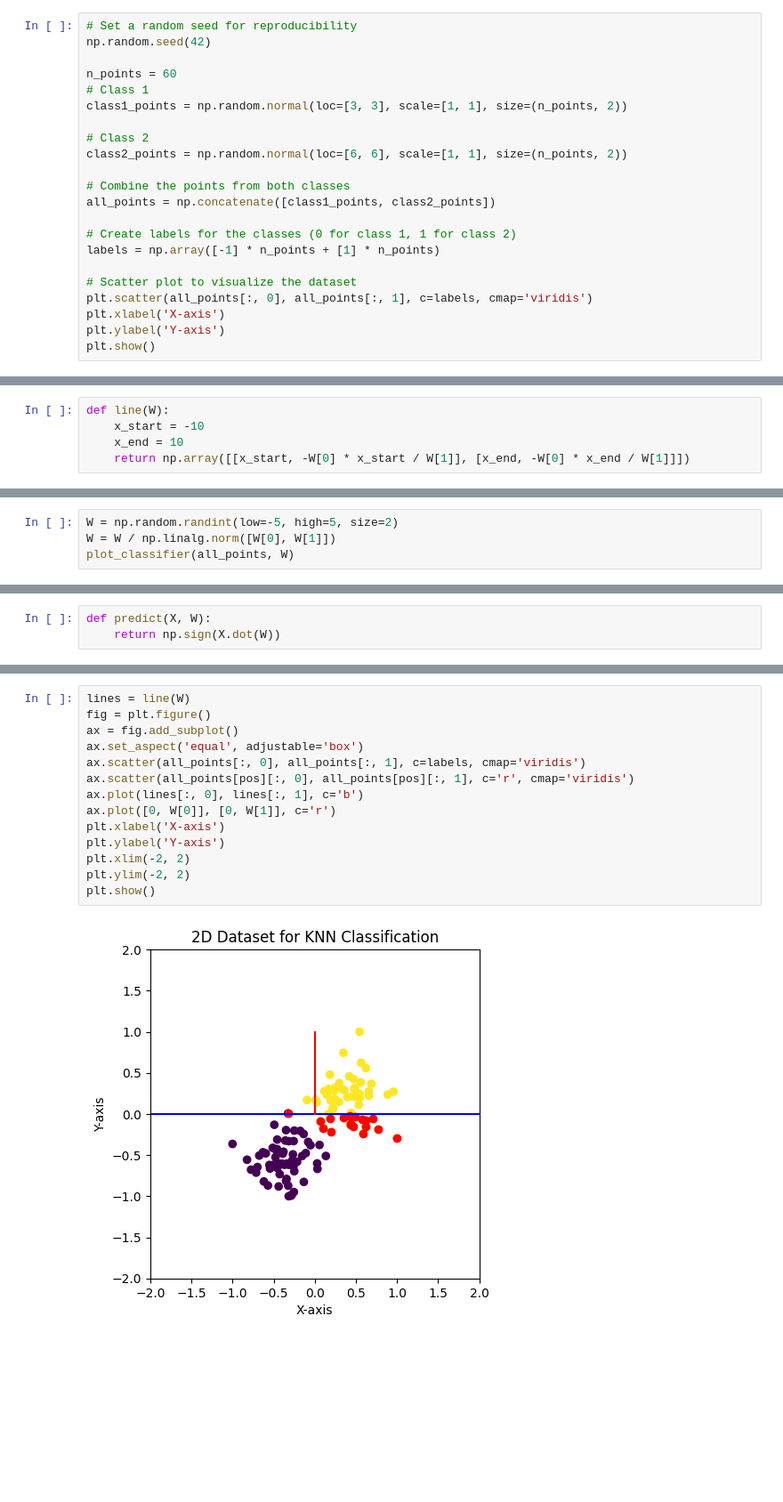
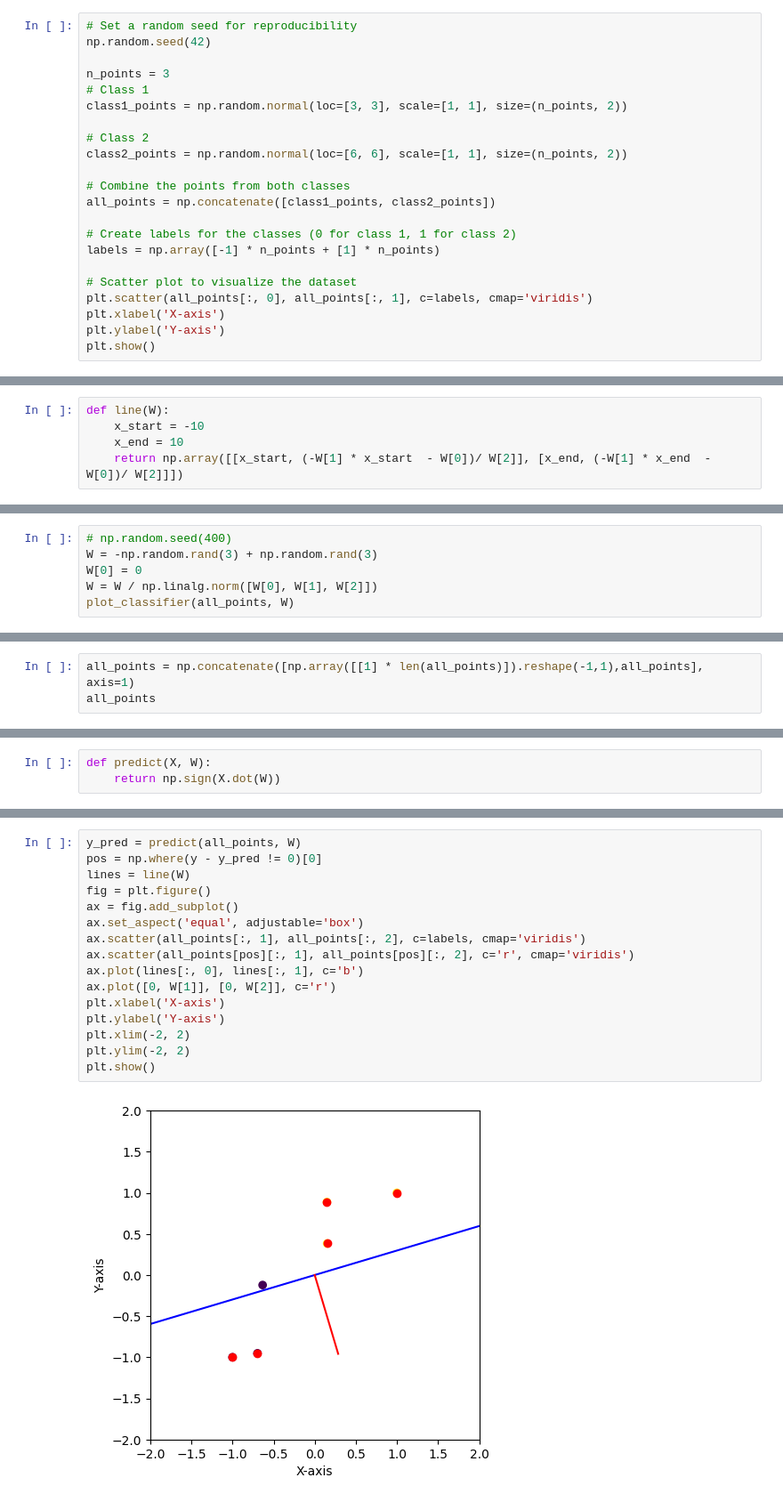
Before and after one commit to ChauBacHozz/ML_algorithms_from_scratch, a Jupyter notebook: Perceptron/Perceptron_classifier.ipynb, the cells around one changed output, grey strips where cells are left out. Shown at 89% size. Saved outputs shown, nothing was run; the diff lists cells and outputs as text; blank space fills up the shorter version.

```diff
--- a/Perceptron/Perceptron_classifier.ipynb
+++ b/Perceptron/Perceptron_classifier.ipynb
@@ -7,7 +7,7 @@ from sklearn.preprocessing import MinMaxScaler
 # Set a random seed for reproducibility
 np.random.seed(42)
 
-n_points = 60
+n_points = 3
 # Class 1
 class1_points = np.random.normal(loc=[3, 3], scale=[1, 1], size=(n_points, 2))
 
@@ -44,7 +48,7 @@ w_1.x + w_2.y = 0 -> y = - w_1.x / w_2
 def line(W):
     x_start = -10
     x_end = 10
-    return np.array([[x_start, -W[0] * x_start / W[1]], [x_end, -W[0] * x_end / W[1]]])
+    return np.array([[x_start, (-W[1] * x_start  - W[0])/ W[2]], [x_end, (-W[1] * x_end  - W[0])/ W[2]]])
 # %%
 def plot_classifier(points, W):
     lines = line(W)
@@ -60,7 +64,9 @@ def plot_classifier(points, W):
     plt.ylim(-2, 2)
     plt.show()
 # %%
-W = np.random.randint(low=-5, high=5, size=2)
-W = W / np.linalg.norm([W[0], W[1]])
+# np.random.seed(400)
+W = -np.random.rand(3) + np.random.rand(3)
+W[0] = 0
+W = W / np.linalg.norm([W[0], W[1], W[2]])
 plot_classifier(all_points, W)
 # %% [output]
@@ -67,0 +78,3 @@ plot_classifier(all_points, W)
+# %%
+all_points = np.concatenate([np.array([[1] * len(all_points)]).reshape(-1,1),all_points], axis=1)
+all_points
@@ -132,16 +93,18 @@ array([[-0.32446711,  0.0069366 ],
 # %%
+y_pred = predict(all_points, W)
+pos = np.where(y - y_pred != 0)[0]
 lines = line(W)
 fig = plt.figure()
 ax = fig.add_subplot()
 ax.set_aspect('equal', adjustable='box')
-ax.scatter(all_points[:, 0], all_points[:, 1], c=labels, cmap='viridis')
-ax.scatter(all_points[pos][:, 0], all_points[pos][:, 1], c='r', cmap='viridis')
+ax.scatter(all_points[:, 1], all_points[:, 2], c=labels, cmap='viridis')
+ax.scatter(all_points[pos][:, 1], all_points[pos][:, 2], c='r', cmap='viridis')
 ax.plot(lines[:, 0], lines[:, 1], c='b')
-ax.plot([0, W[0]], [0, W[1]], c='r')
+ax.plot([0, W[1]], [0, W[2]], c='r')
 plt.xlabel('X-axis')
 plt.ylabel('Y-axis')
 plt.xlim(-2, 2)
 plt.ylim(-2, 2)
 plt.show()
 # %% [output]
-[figure, old version]
+[figure, new version]
```
Also changed, not shown: parts of 18 cells of this notebook.
